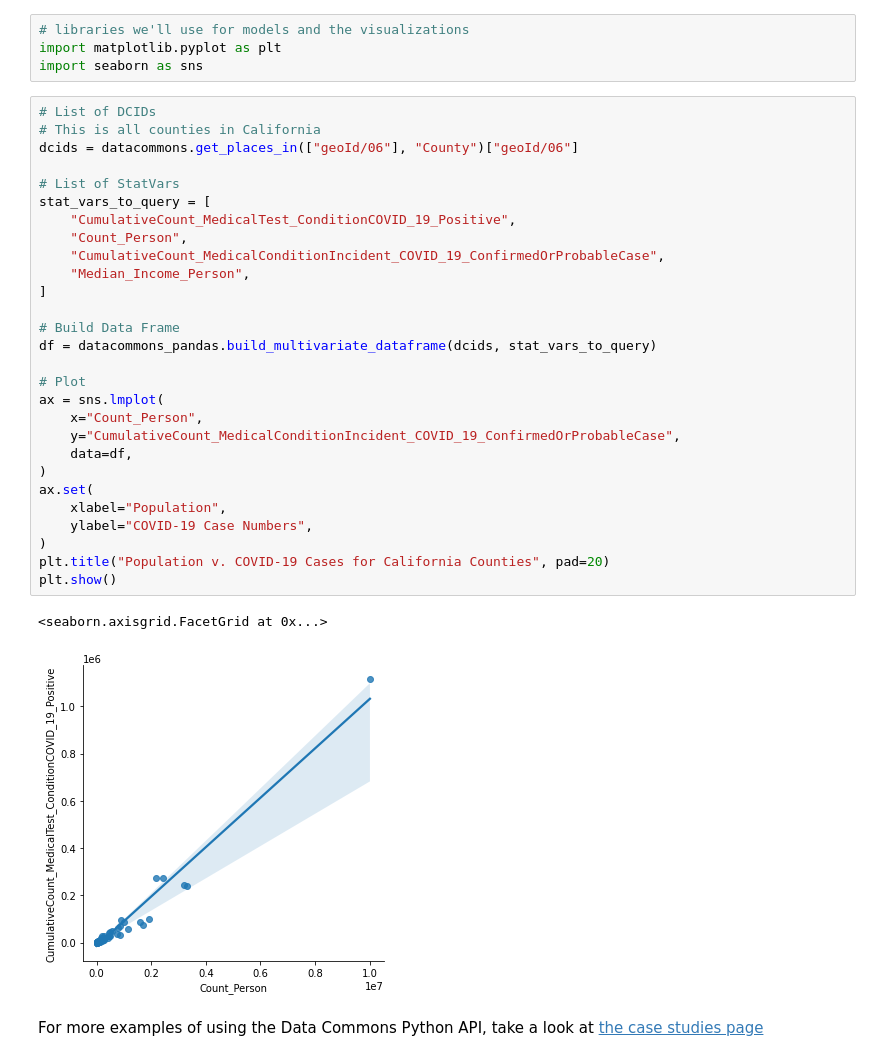
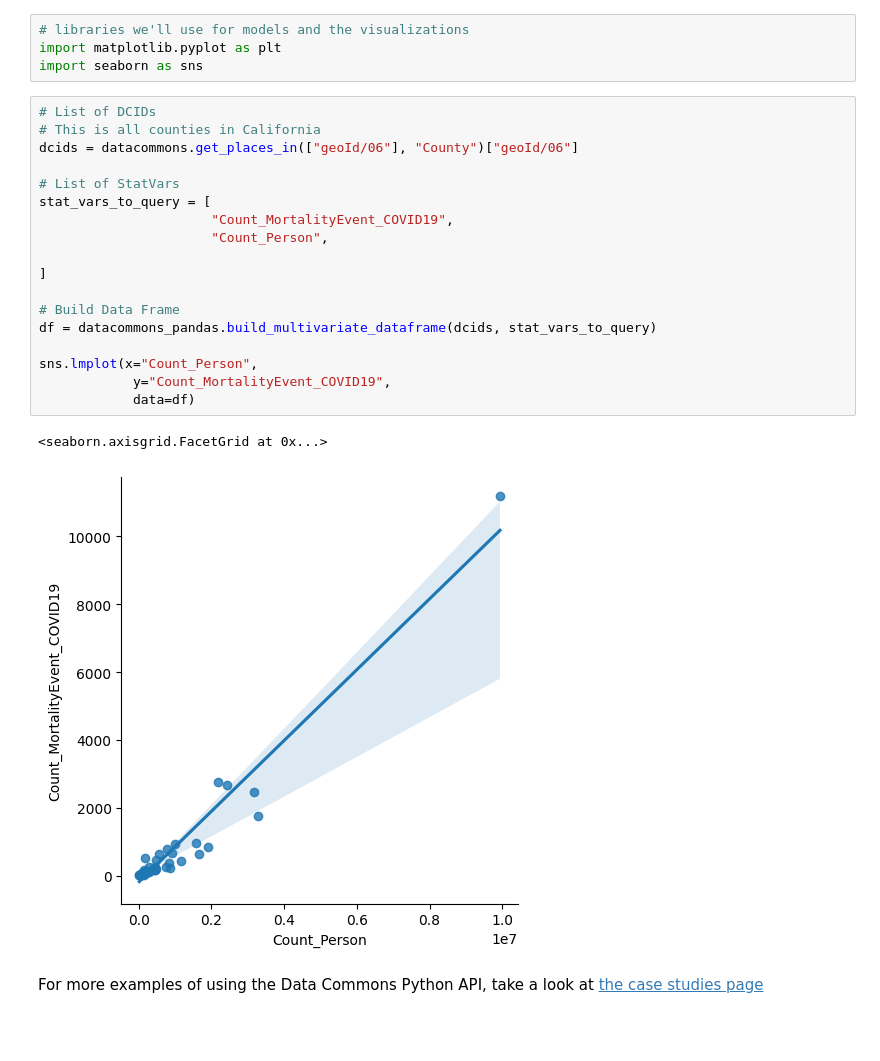
Before and after one commit to datacommonsorg/api-python, a Jupyter notebook: notebooks/intro_data_science/Data_Commons_For_Data_Science_Tutorial.ipynb, the cells around one changed output. Saved outputs shown, nothing was run; the diff lists cells and outputs as text; blank space fills up the shorter version.

```diff
--- a/notebooks/intro_data_science/Data_Commons_For_Data_Science_Tutorial.ipynb
+++ b/notebooks/intro_data_science/Data_Commons_For_Data_Science_Tutorial.ipynb
@@ -259,33 +246,23 @@ import seaborn as sns
 # %%
 # List of DCIDs
 # This is all counties in California
 dcids = datacommons.get_places_in(["geoId/06"], "County")["geoId/06"]
 
 # List of StatVars
 stat_vars_to_query = [
-    "CumulativeCount_MedicalTest_ConditionCOVID_19_Positive",
-    "Count_Person",
-    "CumulativeCount_MedicalConditionIncident_COVID_19_ConfirmedOrProbableCase",
-    "Median_Income_Person",
+                      "Count_MortalityEvent_COVID19",
+                      "Count_Person",
+
 ]
 
 # Build Data Frame
 df = datacommons_pandas.build_multivariate_dataframe(dcids, stat_vars_to_query)
 
-# Plot
-ax = sns.lmplot(
-    x="Count_Person",
-    y="CumulativeCount_MedicalConditionIncident_COVID_19_ConfirmedOrProbableCase",
-    data=df,
-)
-ax.set(
-    xlabel="Population",
-    ylabel="COVID-19 Case Numbers",
-)
-plt.title("Population v. COVID-19 Cases for California Counties", pad=20)
-plt.show()
+sns.lmplot(x="Count_Person",
+            y="Count_MortalityEvent_COVID19",
+            data=df)
 # %% [output]
 <seaborn.axisgrid.FacetGrid at 0x...>
-[figure, old version]
+[figure, new version]
 # %% [markdown]
 For more examples of using the Data Commons Python API, take a look at [the case studies page](https://docs.datacommons.org/tutorials/)
```
Also changed, not shown: parts of 9 cells of this notebook.
